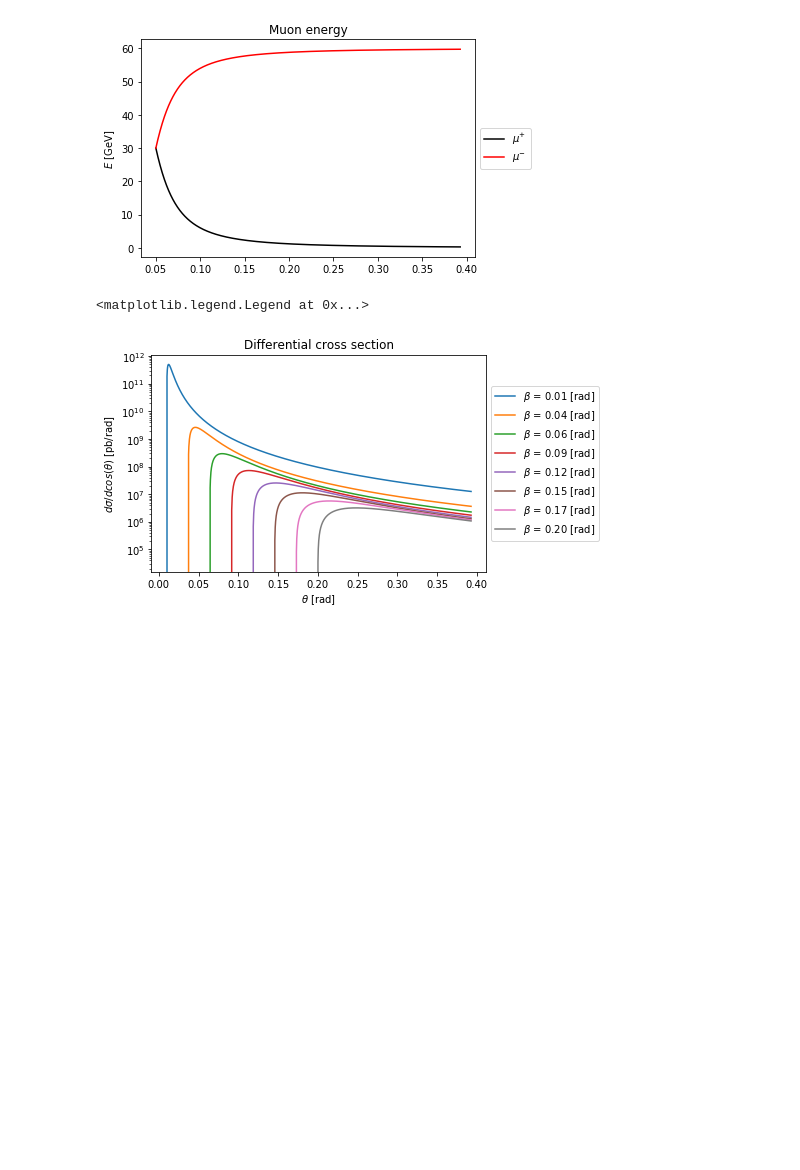
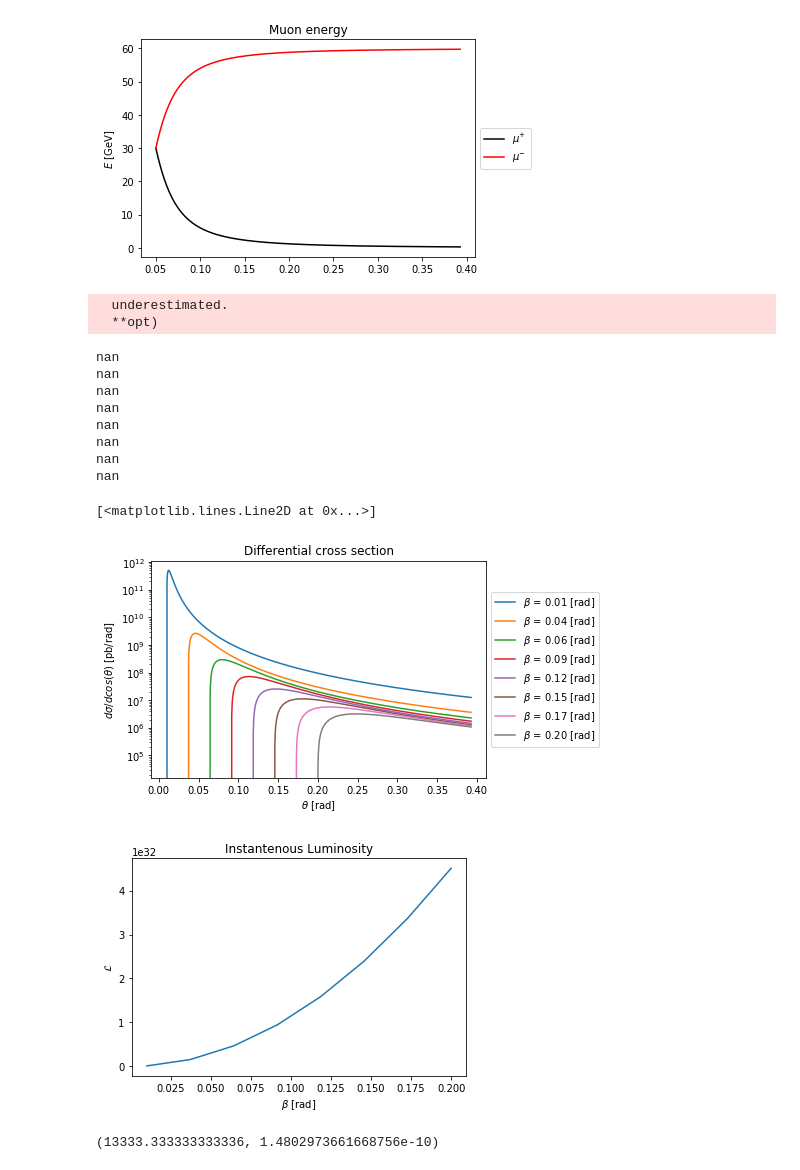
Before and after one commit to DaveBrun94/MuonCollider, a Jupyter notebook: notebook/cross.ipynb, the cells around one changed output. Cells and saved outputs as stored; diff of their text form; code cells hidden in the pictures; blank space fills up the shorter version.

Commit message:
Plot of luminosity

```diff
--- a/notebook/cross.ipynb
+++ b/notebook/cross.ipynb
@@ -103,6 +103,7 @@ So finally the differential cross section in depedence of the scatter angle $\th
 $\frac{d\sigma}{d\cos(\theta)}(e^+e^- \to \mu^+\mu^-) = \frac{d\sigma}{dt}\frac{dt}{d\cos(\theta)} = \frac{d\sigma}{dt}\frac{|\vec{p}_{e^+}|^2|\vec{p}_{e^-}|^3(1-\cos(\beta))(\sin(\beta)\tan(\frac{\theta}{2}) + \cos(\beta) - 1)}{(|\vec{p}_{e^+}|(1 - \cos(\theta)) + |\vec{p}_{e^-}|(1 - \cos(\theta - \beta)))^2}$
 # %%
 from scipy.constants import pi, m_e, c, hbar, fine_structure as alpha
+from scipy import integrate
 
 m_e = (m_e*10**-9/c**2) ##[GeV]
 m_mu = 206.768 * m_e ##[GeV]
@@ -128,6 +129,15 @@ def xSec(pMinus, pPlus, beta, theta): #[GeV], [GeV], [rad], [rad]
     dsigdt = 2*pi*alpha**2/(sV**3 * (sV - 4*m_e**2) ) * (2*tV**2 + 2*sV*tV + sV**2 - 4*(m_mu**2 + m_e**2)*tV + 2*(m_mu**2 + m_e**2)**2)
 
     return dsigdt * dtdcos * 2.56819*10**9 #[pb]
+
+def lumi(n1, n2, nb, f, sigmaX, sigmaY, sigmaS, beta): #[1, 1, 1, 1/s, m, m, m, rad]
+    integrand = lambda x, s: exp(-(x*cos(pi/2 - beta/2))**2 + (s*sin(pi/2 - beta/2))**2/(sigmaX**2))*exp(-(x*sin(pi/2 - beta/2))**2 + (s*cos(pi/2 - beta/2))**2/(sigmaS**2))
+
+    nomLumi = (n1*n2*nb*f)/(8*pi**2 * sigmaS * sigmaY * sigmaX**2)
+    corrFac = 2 * cos(pi/2 - beta/2)**2 #* integrate.nquad(integrand, [[-inf, inf],[-inf, inf]])[0]
+    print(integrate.nquad(integrand, [[-inf, inf],[-inf, inf]])[0])
+
+    return nomLumi * corrFac
 # %%
 from scipy.optimize import newton
 
@@ -184,21 +194,48 @@ ax.legend(loc='center left', bbox_to_anchor=(1, 0.5))
 # %%
 beta = linspace(0.01, 0.2, 8)#rad
 E_= 30 #GeV
 EPlus = 30 #GeV
 
 fig, ax = plt.subplots()
 ax.set_title(r"Differential cross section")
 ax.set_xlabel(r"$\theta$ [rad]")
 ax.set_ylabel(r"$d\sigma/dcos(\theta)$ [pb/rad]")
 ax.set_yscale('log')
 
 for b in beta:
     theta = linspace(b, pi/8, 1000) #rad
     sec = [xSec(E_, EPlus, b, angle) for angle in theta]
 
     ax.plot(theta, sec, label=r"$\beta$ = {:.2f} [rad]".format(b))
 
 ax.legend(loc='center left', bbox_to_anchor=(1, 0.5))
+
+
+
+lum = [lumi(1e10, 1e10, 1, 50, 100e-6, 4e-6, 7e-2, b) for b in beta]
+
+fig, ax = plt.subplots()
+ax.set_title(r"Instantenous Luminosity")
+ax.set_xlabel(r"$\beta$ [rad]")
+ax.set_ylabel(r"$\mathcal{L}$")
+ax.plot(beta, lum)
 # %% [output]
-<matplotlib.legend.Legend at 0x...>
+  underestimated.
+  **opt)
+nan
+nan
+nan
+nan
+nan
+nan
+nan
+nan
+[<matplotlib.lines.Line2D at 0x...>]
 [figure]
+[figure, added]
+# %%
+a = 2
+f = lambda x,y : a*x**2 + a*y**2
+integrate.nquad(f, [[0, 10], [0, 10]])
+# %% [output]
+(13333.333333333336, 1.4802973661668756e-10)
```
Also changed, not shown: parts of 1 cell of this notebook.
